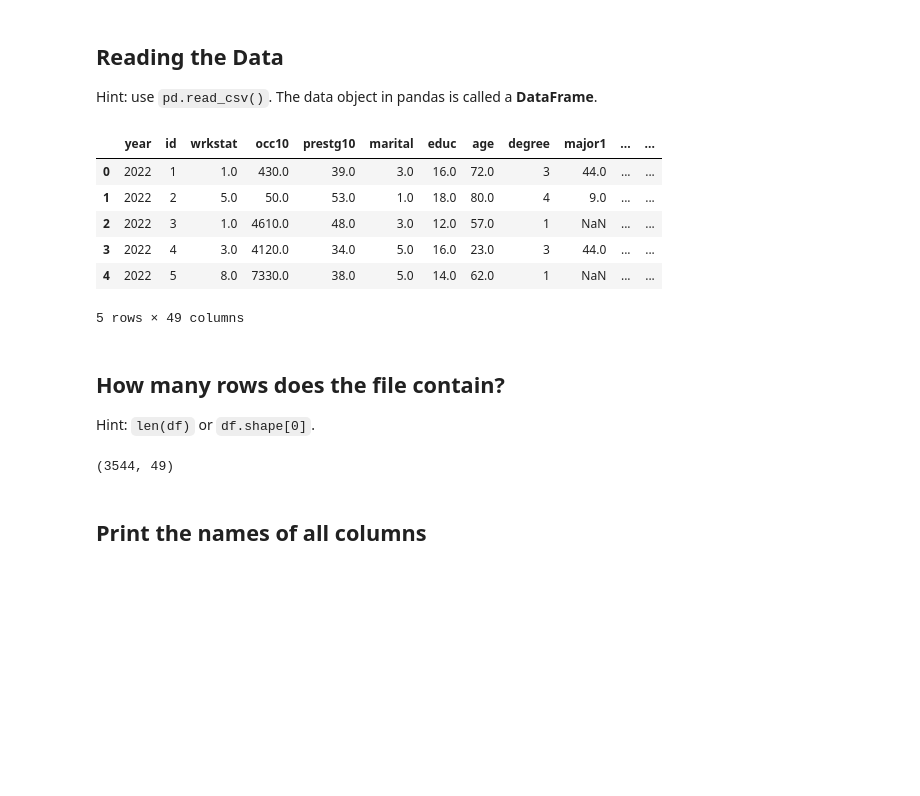
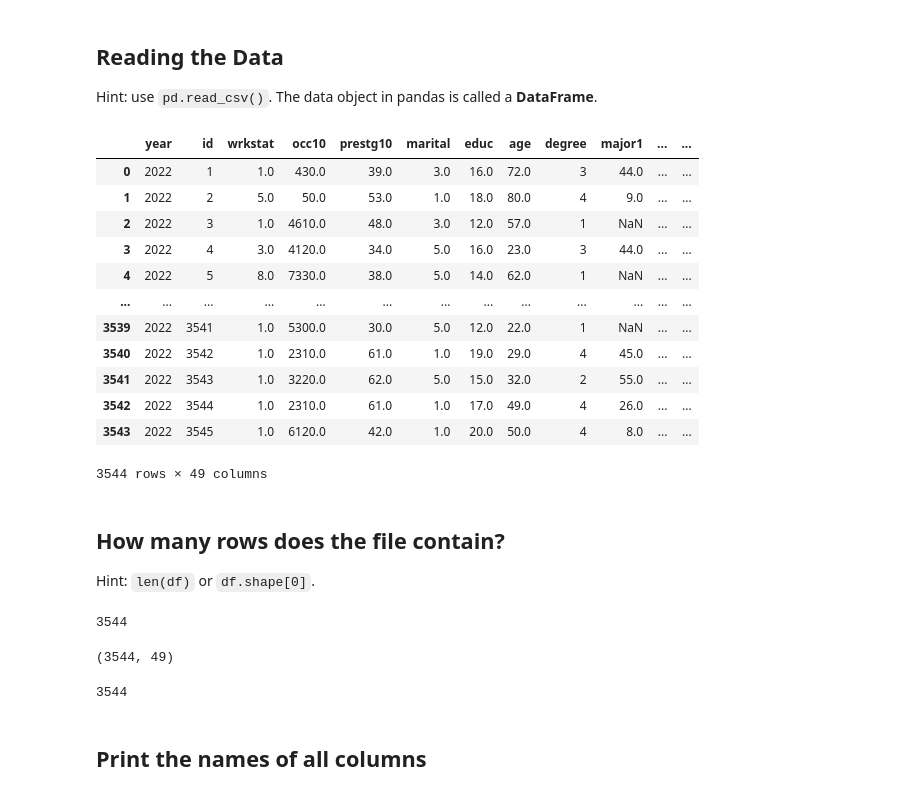
Before and after one commit to xiangyum/hs4002labs_2026, a Jupyter notebook: week2/week2_notebook_student.ipynb, the cells around one changed output. Cells and saved outputs as stored; diff of their text form; code cells hidden in the pictures; blank space fills up the shorter version.

```diff
--- a/week2/week2_notebook_student.ipynb
+++ b/week2/week2_notebook_student.ipynb
@@ -112,28 +113,38 @@ HELLO
 
 Hint: use `pd.read_csv()`. The data object in pandas is called a **DataFrame**.
 # %%
-# pd.read_csv reads the file. use pd.read_excel if you are reading a excel file!
-# the entire csv is now saved under the name df. must do this, as the file is not saved yet by the computer
 df = pd.read_csv("gss2022_mini.csv")
+df
+# %% [output]
+|  | year | id | wrkstat | occ10 | prestg10 | marital | educ | age | degree | major1 | ... | ... |
+| 0 | 2022 | 1 | 1.0 | 430.0 | 39.0 | 3.0 | 16.0 | 72.0 | 3 | 44.0 | ... | ... |
+| 1 | 2022 | 2 | 5.0 | 50.0 | 53.0 | 1.0 | 18.0 | 80.0 | 4 | 9.0 | ... | ... |
+| 2 | 2022 | 3 | 1.0 | 4610.0 | 48.0 | 3.0 | 12.0 | 57.0 | 1 | NaN | ... | ... |
+| 3 | 2022 | 4 | 3.0 | 4120.0 | 34.0 | 5.0 | 16.0 | 23.0 | 3 | 44.0 | ... | ... |
+| 4 | 2022 | 5 | 8.0 | 7330.0 | 38.0 | 5.0 | 14.0 | 62.0 | 1 | NaN | ... | ... |
+| ... | ... | ... | ... | ... | ... | ... | ... | ... | ... | ... | ... | ... |
+| 3539 | 2022 | 3541 | 1.0 | 5300.0 | 30.0 | 5.0 | 12.0 | 22.0 | 1 | NaN | ... | ... |
+| 3540 | 2022 | 3542 | 1.0 | 2310.0 | 61.0 | 1.0 | 19.0 | 29.0 | 4 | 45.0 | ... | ... |
+| 3541 | 2022 | 3543 | 1.0 | 3220.0 | 62.0 | 5.0 | 15.0 | 32.0 | 2 | 55.0 | ... | ... |
+| 3542 | 2022 | 3544 | 1.0 | 2310.0 | 61.0 | 1.0 | 17.0 | 49.0 | 4 | 26.0 | ... | ... |
+| 3543 | 2022 | 3545 | 1.0 | 6120.0 | 42.0 | 1.0 | 20.0 | 50.0 | 4 | 8.0 | ... | ... |
+3544 rows × 49 columns
-# %%
-# shows the first 5 lines of the csv file
-df.head()
-# %% [output]
-|  | year | id | wrkstat | occ10 | prestg10 | marital | educ | age | degree | major1 | ... | ... |
-| 0 | 2022 | 1 | 1.0 | 430.0 | 39.0 | 3.0 | 16.0 | 72.0 | 3 | 44.0 | ... | ... |
-| 1 | 2022 | 2 | 5.0 | 50.0 | 53.0 | 1.0 | 18.0 | 80.0 | 4 | 9.0 | ... | ... |
-| 2 | 2022 | 3 | 1.0 | 4610.0 | 48.0 | 3.0 | 12.0 | 57.0 | 1 | NaN | ... | ... |
-| 3 | 2022 | 4 | 3.0 | 4120.0 | 34.0 | 5.0 | 16.0 | 23.0 | 3 | 44.0 | ... | ... |
-| 4 | 2022 | 5 | 8.0 | 7330.0 | 38.0 | 5.0 | 14.0 | 62.0 | 1 | NaN | ... | ... |
-5 rows × 49 columns
 # %% [markdown]
 ## How many rows does the file contain?
 
 Hint: `len(df)` or `df.shape[0]`.
 # %%
-df.shape # check number of rows and columns in data frame
+len(df) # asks for the number of rows
 # %% [output]
-(3544, 49)
+3544
+# %%
+df.shape # gives the rows and columns
+# %% [output]
+(3544, 49)
+# %%
+df.shape[0] # gives only the first item (i.e. the no. of rows)
+# %% [output]
+3544
 # %% [markdown]
 ## Print the names of all columns
 # %%
```
Also changed, not shown: parts of 22 cells of this notebook, 3 other files.
